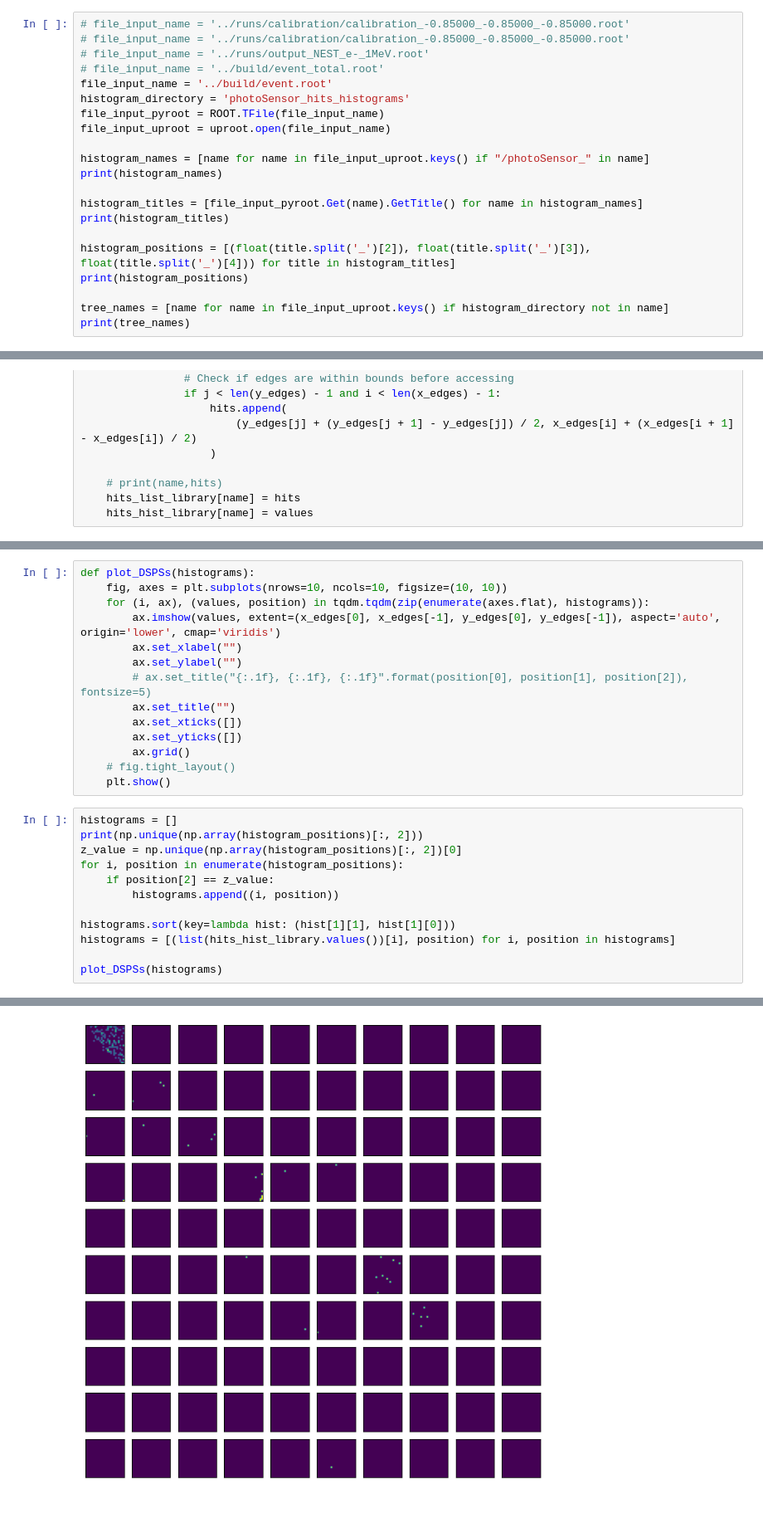
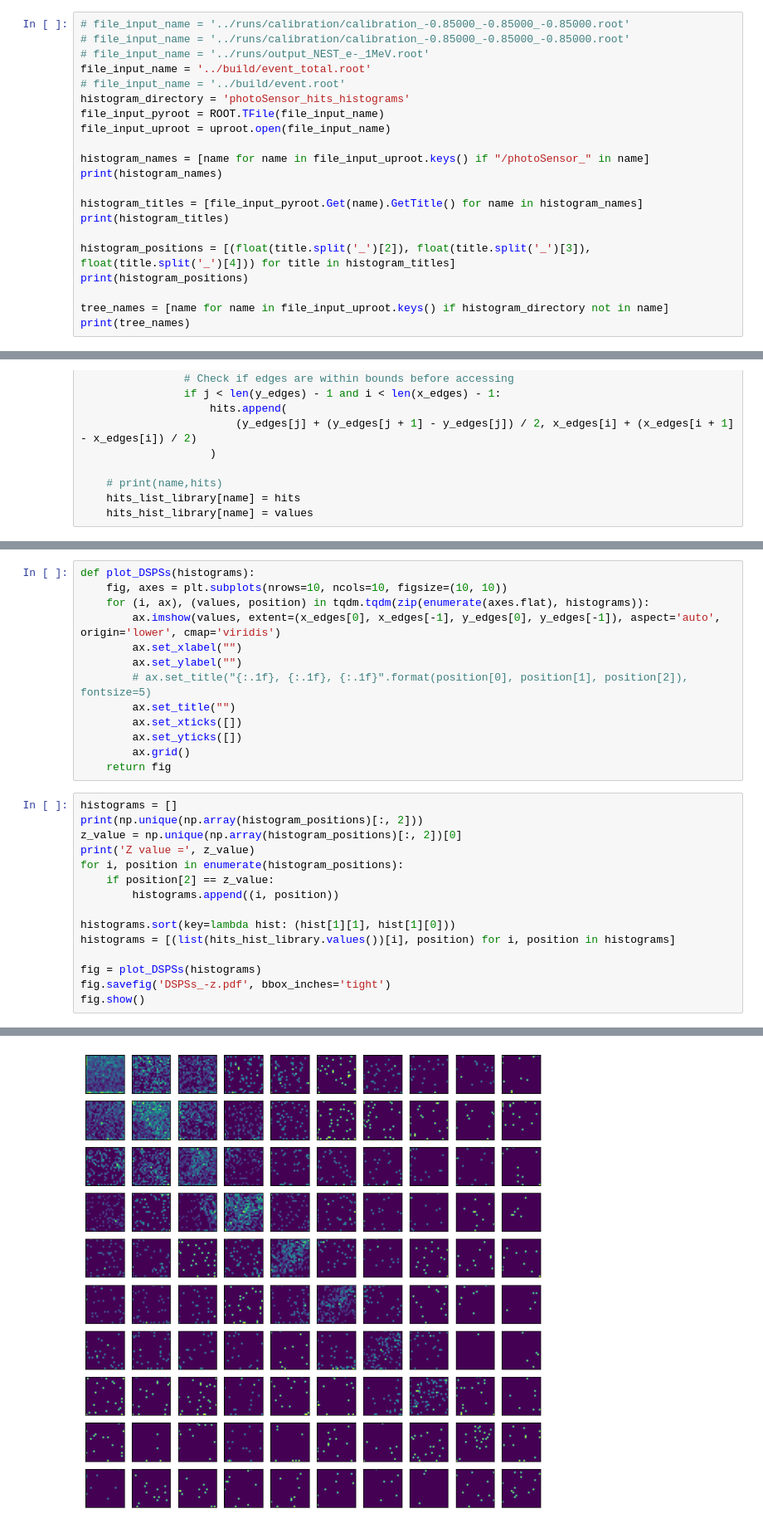
Before and after one commit to Noah-Everett/DSPS-Detector, a Jupyter notebook: analysis/preliminary.ipynb, the cells around one changed output, grey strips where cells are left out. Shown at 83% size. Cells and saved outputs as stored; diff of their text form.

```diff
--- a/analysis/preliminary.ipynb
+++ b/analysis/preliminary.ipynb
@@ -32,8 +32,8 @@ mpl.rcParams.update(params)
 # file_input_name = '../runs/calibration/calibration_-0.85000_-0.85000_-0.85000.root'
 # file_input_name = '../runs/calibration/calibration_-0.85000_-0.85000_-0.85000.root'
 # file_input_name = '../runs/output_NEST_e-_1MeV.root'
-# file_input_name = '../build/event_total.root'
-file_input_name = '../build/event.root'
+file_input_name = '../build/event_total.root'
+# file_input_name = '../build/event.root'
 histogram_directory = 'photoSensor_hits_histograms'
 file_input_pyroot = ROOT.TFile(file_input_name)
 file_input_uproot = uproot.open(file_input_name)
@@ -133,12 +133,12 @@ def plot_DSPSs(histograms):
         ax.set_xticks([])
         ax.set_yticks([])
         ax.grid()
-    # fig.tight_layout()
-    plt.show()
+    return fig
 # %%
 histograms = []
 print(np.unique(np.array(histogram_positions)[:, 2]))
 z_value = np.unique(np.array(histogram_positions)[:, 2])[0]
+print('Z value =', z_value)
 for i, position in enumerate(histogram_positions):
     if position[2] == z_value:
         histograms.append((i, position))
@@ -146,7 +146,9 @@ for i, position in enumerate(histogram_positions):
 histograms.sort(key=lambda hist: (hist[1][1], hist[1][0]))
 histograms = [(list(hits_hist_library.values())[i], position) for i, position in histograms]
 
-plot_DSPSs(histograms)
+fig = plot_DSPSs(histograms)
+fig.savefig('DSPSs_-z.pdf', bbox_inches='tight')
+fig.show()
 # %% [output]
 [-1114.70422  -990.       -770.       -550.       -330.       -110.
    110.        330.        550.        770.        990.       1114.70422]
@@ -153,4 +156,4 @@ plot_DSPSs(histograms)
-[figure, old version]
+[figure, new version]
 # %%
 histograms = []
 print(np.unique(np.array(histogram_positions)[:, 2]))
```
Also changed, not shown: parts of 14 cells of this notebook, 28 other files.
